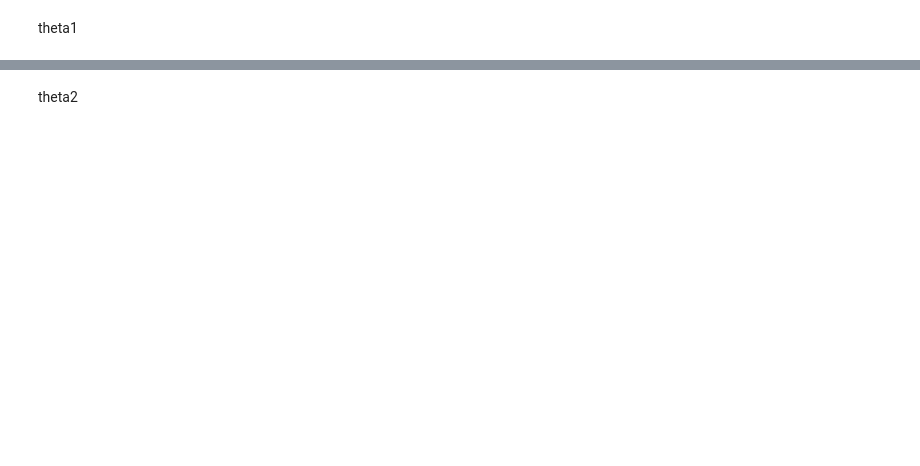
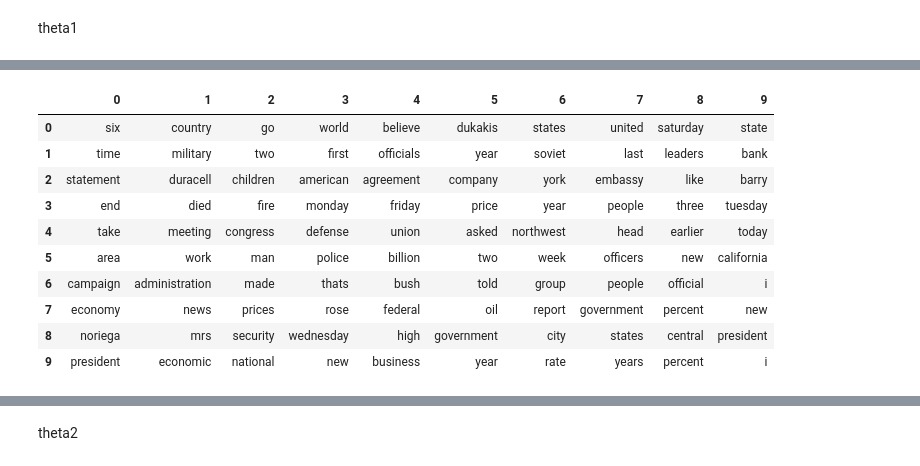
Before and after one commit to LeonLixyz/6701_Project, a Jupyter notebook: neb.ipynb, the cells around one changed output, grey strips where cells are left out. Cells and saved outputs as stored; diff of their text form; code cells hidden in the pictures; blank space fills up the shorter version.

```diff
--- a/neb.ipynb
+++ b/neb.ipynb
@@ -16,5 +16,5 @@ from scipy.special import gamma, digamma, loggamma
 # %%
 import os
 cwd = os.getcwd()
-BOW_PATH = cwd + "/ap/ap.dat"
-VOCAB_PATH = cwd + "/ap/vocab.txt"
+BOW_PATH = cwd + "/Data/ap.dat"
+VOCAB_PATH = cwd + "/Data/vocab.txt"
@@ -404,8 +403,8 @@ def init(theta_1, theta_2, N):
 ##Load data and get parameters
 # %%
 cwd = os.getcwd()
-BOW_PATH = cwd + "/ap/ap.dat"
-VOCAB_PATH = cwd + "/ap/vocab.txt"
+BOW_PATH = cwd + "/Data/ap.dat"
+VOCAB_PATH = cwd + "/Data/vocab.txt"
 
 # Topic Exch. Dirichlet hyperparameter (mixture components)
 ETA = 0.01 # Set to 100/V
@@ -594,7 +593,7 @@ def compute_elbo(LAMBDA, GAMMA, PHI, train_articles, train_nonzero_idxs, C):
             #print(PHI[i][corr_idx])
             #print(type(PHI[i][corr_idx]))
             #print(PHI[i][corr_idx]+1e-1)
-            E_log_q_z += -article[idx] * np.sum(PHI[i][corr_idx] * np.log((PHI[i][corr_idx]+1e-2)/(np.linalg.norm(PHI[i][corr_idx]+1e-2)+1e-20)))
+            E_log_q_z += -article[idx] * np.sum(PHI[i][corr_idx] * np.log(np.abs((PHI[i][corr_idx]+1e-6))/(np.linalg.norm(PHI[i][corr_idx]+1e-6)+1e-20)))
             #E_log_q_z += -article[idx] * np.sum(PHI[i][corr_idx] * np.log(np.minimum(PHI[i][corr_idx],1e-9)))/(np.linalg.norm(PHI[i][corr_idx])+1e-20)
             #E_log_q_z += -article[idx] * np.sum(PHI[i][corr_idx] * np.log(np.abs(PHI[i][corr_idx])))
 
@@ -757,8 +756,8 @@ def compute_pred_score(LAMBDA, GAMMA, PHI, test_articles, test_nonzero_idxs, tes
     return score
 # %%
 cwd = os.getcwd()
-BOW_PATH = cwd + "/ap/ap.dat"
-VOCAB_PATH = cwd + "/ap/vocab.txt"
+BOW_PATH = cwd + "/Data/ap.dat"
+VOCAB_PATH = cwd + "/Data/vocab.txt"
 
 #load_data
 
@@ -818,7 +817,7 @@ C = 10 #num of topics
 predict_flag = True
 max_iter = 20
 n_trials = 1
-trim = 0.01
+trim = 0.05
 
 start_time = datetime.now()
 
@@ -1119,0 +1092,14 @@ most_freq_words_1
+# %%
+pd.DataFrame(most_freq_words_1)
+# %% [output]
+|  | 0 | 1 | 2 | 3 | 4 | 5 | 6 | 7 | 8 | 9 |
+| 0 | six | country | go | world | believe | dukakis | states | united | saturday | state |
+| 1 | time | military | two | first | officials | year | soviet | last | leaders | bank |
+| 2 | statement | duracell | children | american | agreement | company | york | embassy | like | barry |
+| 3 | end | died | fire | monday | friday | price | year | people | three | tuesday |
+| 4 | take | meeting | congress | defense | union | asked | northwest | head | earlier | today |
+| 5 | area | work | man | police | billion | two | week | officers | new | california |
+| 6 | campaign | administration | made | thats | bush | told | group | people | official | i |
+| 7 | economy | news | prices | rose | federal | oil | report | government | percent | new |
+| 8 | noriega | mrs | security | wednesday | high | government | city | states | central | president |
+| 9 | president | economic | national | new | business | year | rate | years | percent | i |
```
Also changed, not shown: parts of 62 cells of this notebook, 27 other files.
